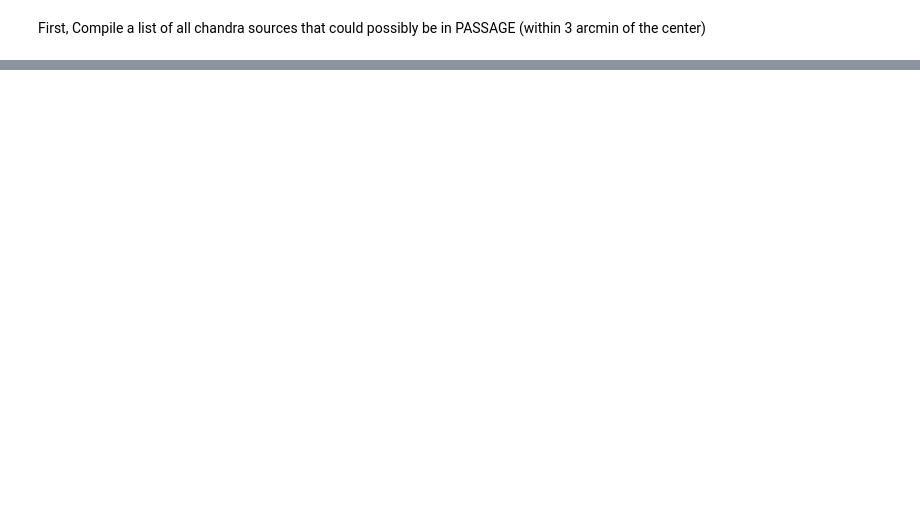
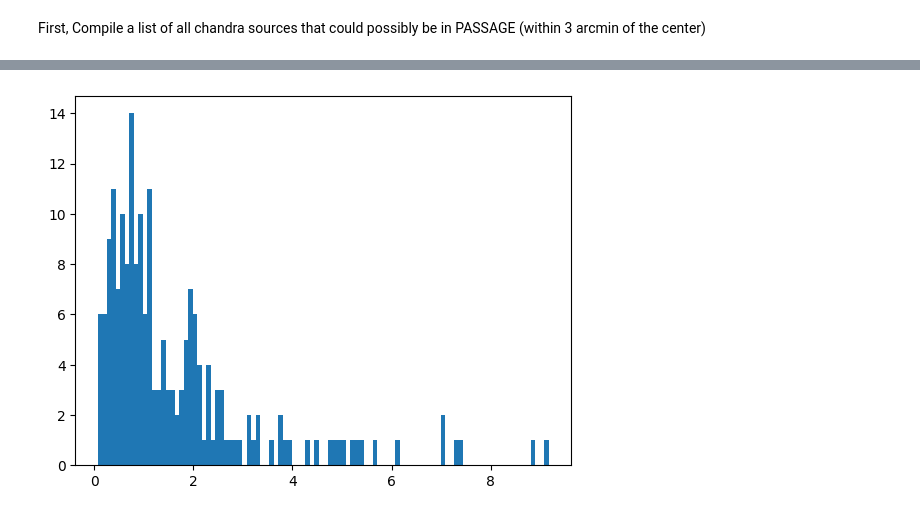
Before and after one commit to NubbyNubsIII/agn_passage, a Jupyter notebook: cross_ex_nb.ipynb, the cells around one changed output, grey strips where cells are left out. Cells and saved outputs as stored; diff of their text form; code cells hidden in the pictures; blank space fills up the shorter version.

```diff
--- a/cross_ex_nb.ipynb
+++ b/cross_ex_nb.ipynb
@@ -257,0 +186,6 @@ Par063
+# %%
+plt.figure()
+plt.hist(d2d.arcsec[d2d<10*u.arcsec],bins=100)
+plt.show()
+# %% [output]
+[figure, added]
```
Also changed, not shown: parts of 15 cells of this notebook, 1 other file.
